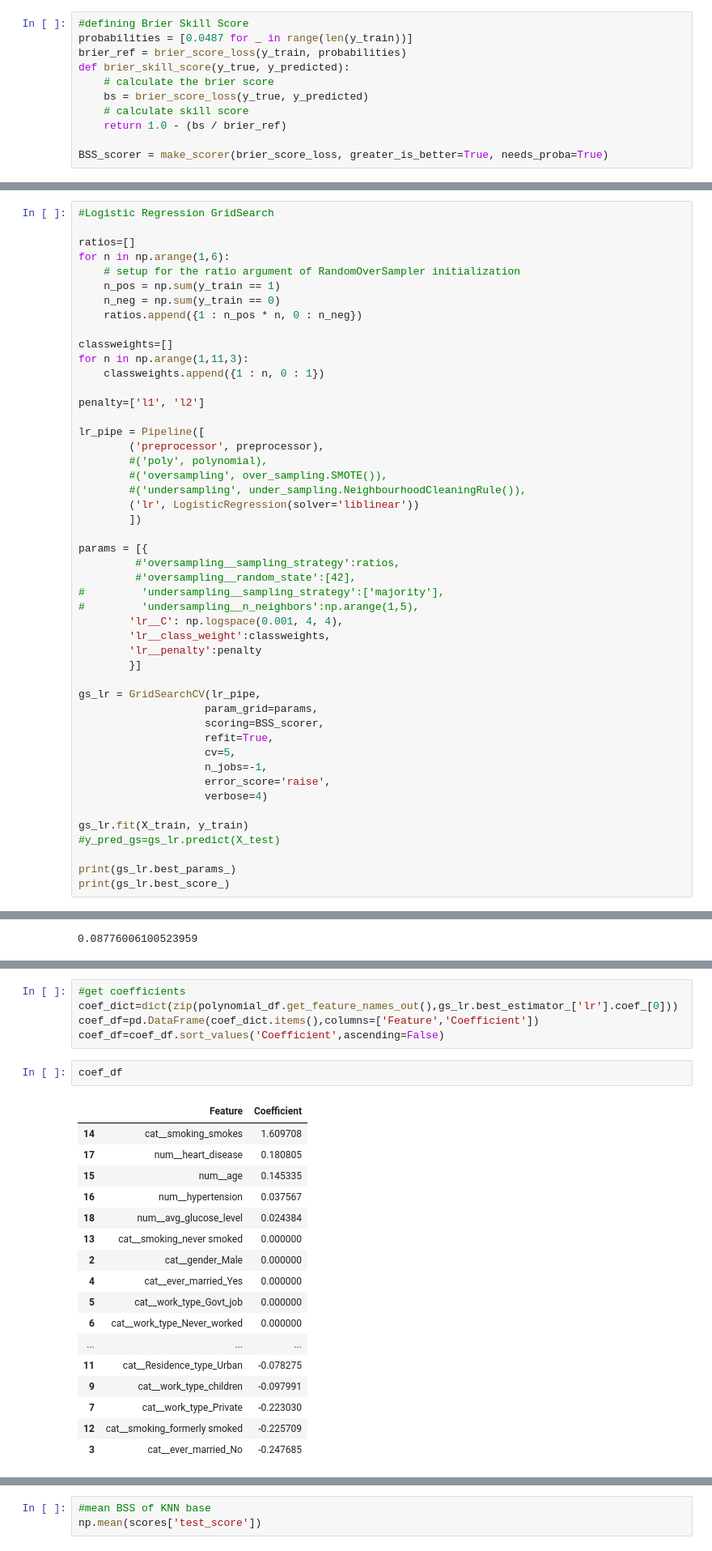
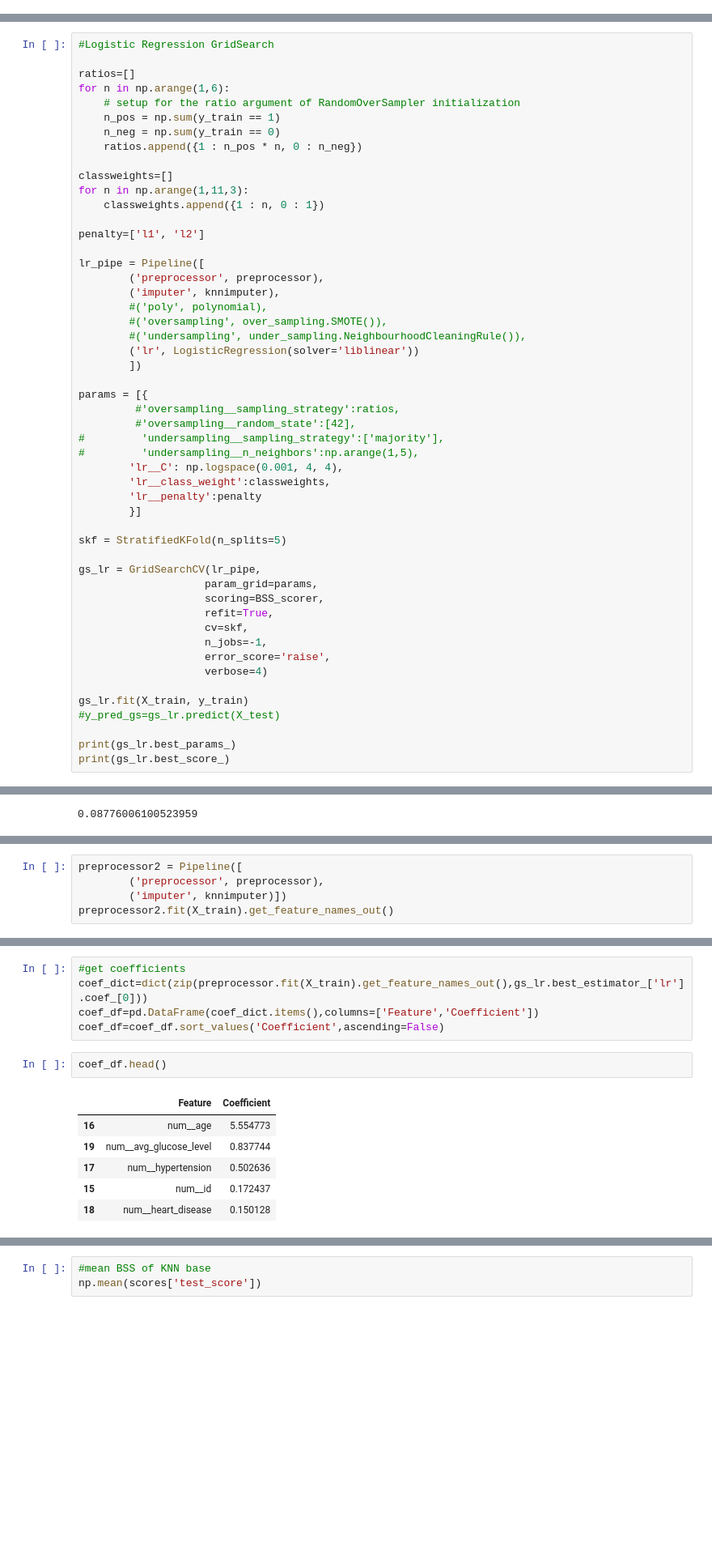
Before and after one commit to JoshJingtianWang/Stroke_Prediction, a Jupyter notebook: classification.ipynb, the cells around one changed output, grey strips where cells are left out. Shown at 81% size. Saved outputs shown, nothing was run; the diff lists cells and outputs as text; blank space fills up the shorter version.

```diff
--- a/classification.ipynb
+++ b/classification.ipynb
@@ -306,14 +238,3 @@ polynomial.get_feature_names_out()
 #get coefficients
 fitted_lr = scores['estimator'][0].named_steps
 fitted_lr['lr'].coef_
-# %%
-#defining Brier Skill Score
-probabilities = [0.0487 for _ in range(len(y_train))]
-brier_ref = brier_score_loss(y_train, probabilities)
-def brier_skill_score(y_true, y_predicted):
-    # calculate the brier score
-    bs = brier_score_loss(y_true, y_predicted)
-    # calculate skill score
-    return 1.0 - (bs / brier_ref)
-
-BSS_scorer = make_scorer(brier_score_loss, greater_is_better=True, needs_proba=True)
@@ -335,6 +258,7 @@ penalty=['l1', 'l2']
 
 lr_pipe = Pipeline([
         ('preprocessor', preprocessor),
+        ('imputer', knnimputer),
         #('poly', polynomial),
         #('oversampling', over_sampling.SMOTE()),
         #('undersampling', under_sampling.NeighbourhoodCleaningRule()),
@@ -351,11 +275,13 @@ params = [{
         'lr__penalty':penalty
         }]
 
+skf = StratifiedKFold(n_splits=5)
+
 gs_lr = GridSearchCV(lr_pipe,
                     param_grid=params,
                     scoring=BSS_scorer,
                     refit=True,
-                    cv=5,
+                    cv=skf,
                     n_jobs=-1,
                     error_score='raise',
                     verbose=4)
@@ -382,0 +311,5 @@ bs=brier_score_loss(y_train, gs_lr.predict_proba(X_train)[:,1])
+# %%
+preprocessor2 = Pipeline([
+        ('preprocessor', preprocessor),
+        ('imputer', knnimputer)])
+preprocessor2.fit(X_train).get_feature_names_out()
@@ -383,28 +327,17 @@ bs=brier_score_loss(y_train, gs_lr.predict_proba(X_train)[:,1])
 # %%
 #get coefficients
-coef_dict=dict(zip(polynomial_df.get_feature_names_out(),gs_lr.best_estimator_['lr'].coef_[0]))
+coef_dict=dict(zip(preprocessor.fit(X_train).get_feature_names_out(),gs_lr.best_estimator_['lr'].coef_[0]))
 coef_df=pd.DataFrame(coef_dict.items(),columns=['Feature','Coefficient'])
 coef_df=coef_df.sort_values('Coefficient',ascending=False)
 # %%
-coef_df
+coef_df.head()
 # %% [output]
 |  | Feature | Coefficient |
-| 14 | cat__smoking_smokes | 1.609708 |
-| 17 | num__heart_disease | 0.180805 |
-| 15 | num__age | 0.145335 |
-| 16 | num__hypertension | 0.037567 |
-| 18 | num__avg_glucose_level | 0.024384 |
-| 13 | cat__smoking_never smoked | 0.000000 |
-| 2 | cat__gender_Male | 0.000000 |
-| 4 | cat__ever_married_Yes | 0.000000 |
-| 5 | cat__work_type_Govt_job | 0.000000 |
-| 6 | cat__work_type_Never_worked | 0.000000 |
-| ... | ... | ... |
-| 11 | cat__Residence_type_Urban | -0.078275 |
-| 9 | cat__work_type_children | -0.097991 |
-| 7 | cat__work_type_Private | -0.223030 |
-| 12 | cat__smoking_formerly smoked | -0.225709 |
-| 3 | cat__ever_married_No | -0.247685 |
+| 16 | num__age | 5.554773 |
+| 19 | num__avg_glucose_level | 0.837744 |
+| 17 | num__hypertension | 0.502636 |
+| 15 | num__id | 0.172437 |
+| 18 | num__heart_disease | 0.150128 |
 # %%
 #coefficient plot
 params = {"ytick.color" : "black",
```
Also changed, not shown: parts of 61 cells of this notebook, 5 other files.
